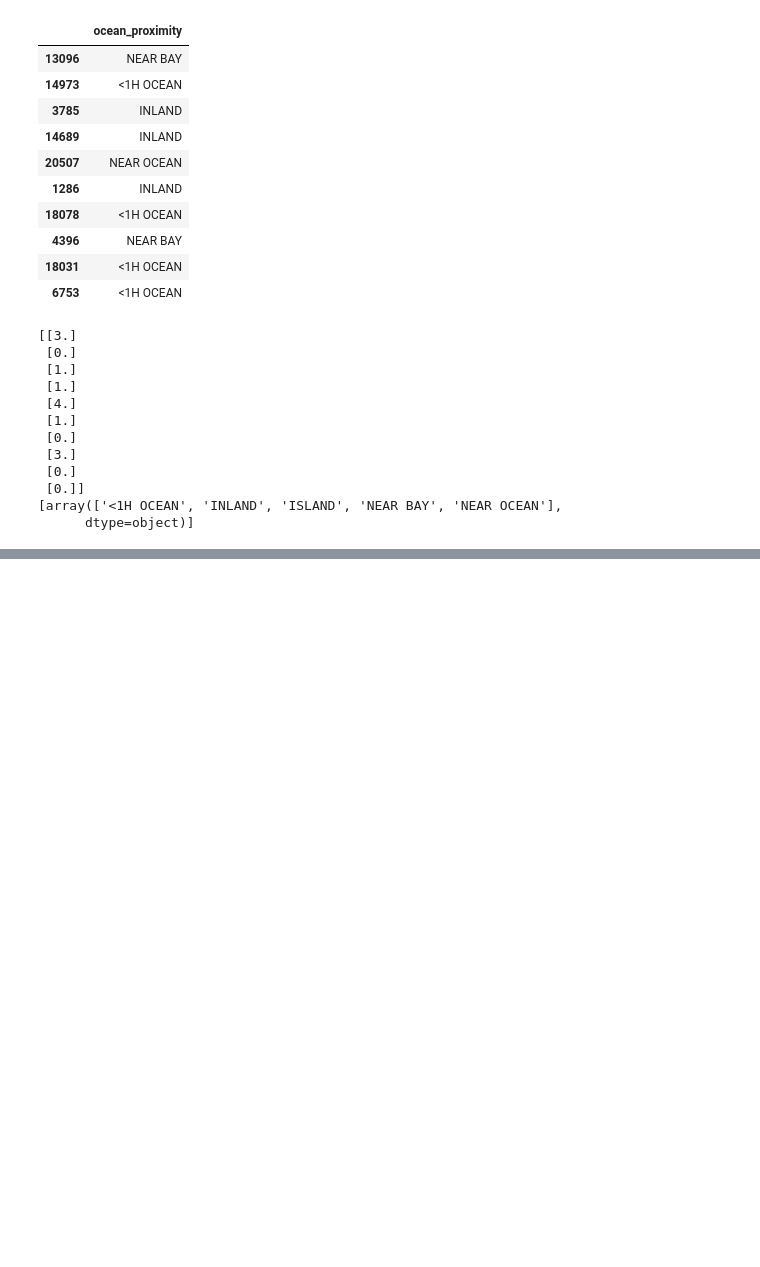
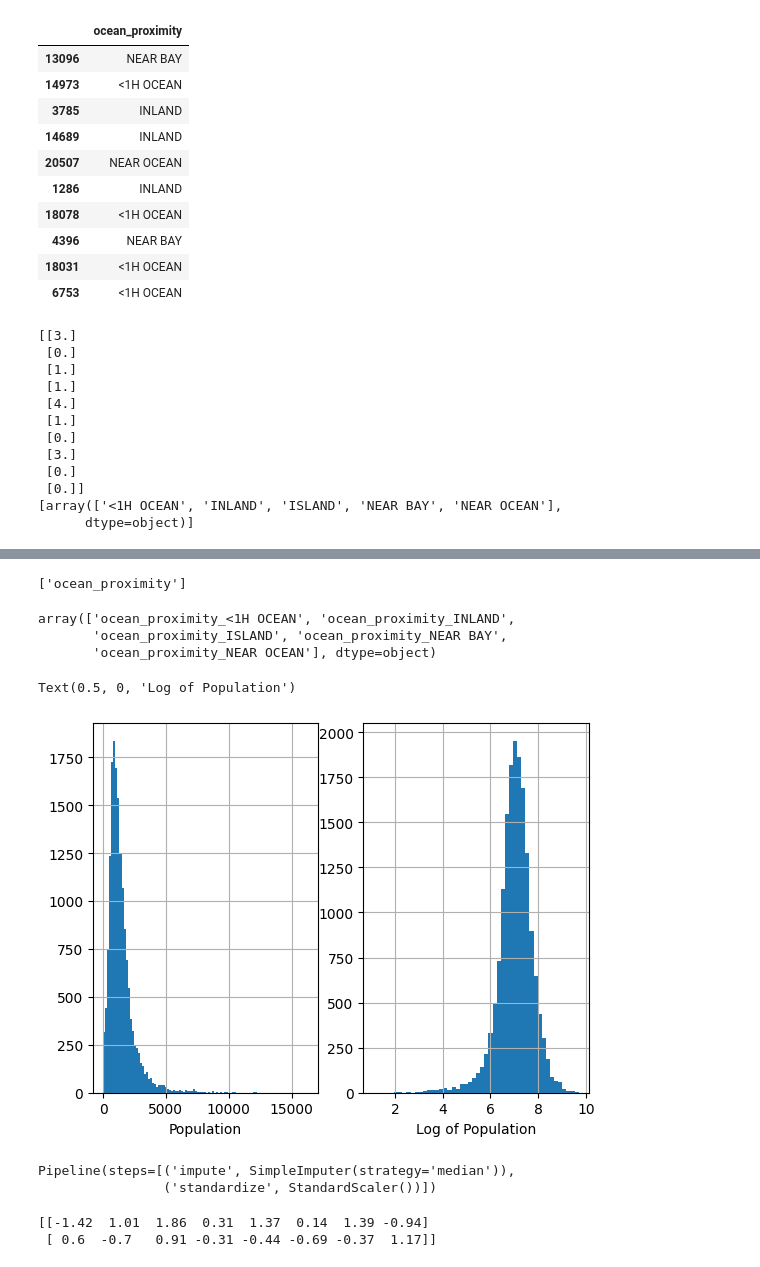
Before and after one commit to parthsaxena2005/California-Housing-Prices-ML-Project, a Jupyter notebook: Housing.ipynb, the cells around one changed output, grey strips where cells are left out. Saved outputs shown, nothing was run; the diff lists cells and outputs as text; code cells hidden in the pictures; blank space fills up the shorter version.

```diff
--- a/Housing.ipynb
+++ b/Housing.ipynb
@@ -330,0 +346,8 @@ housing_cat_one_encoded = one_hot_encoder.fit_transform(housing_cat)
+# %%
+print(one_hot_encoder.feature_names_in_)
+one_hot_encoder.get_feature_names_out()
+# %% [output]
+['ocean_proximity']
+array(['ocean_proximity_<1H OCEAN', 'ocean_proximity_INLAND',
+       'ocean_proximity_ISLAND', 'ocean_proximity_NEAR BAY',
+       'ocean_proximity_NEAR OCEAN'], dtype=object)
@@ -330,0 +366,33 @@ housing_cat_one_encoded = one_hot_encoder.fit_transform(housing_cat)
+# %%
+plt.subplot(1,2,1)
+
+housing["population"].hist(bins= 100)
+plt.ylabel
+plt.xlabel("Population")
+plt.subplot(1,2,2)
+housing["population"].apply(np.log).hist(bins= 50)
+plt.xlabel("Log of Population")
+# %% [output]
+Text(0.5, 0, 'Log of Population')
+[figure, added]
+# %%
+import sklearn
+sklearn.set_config(display="diagram")
+
+from sklearn.pipeline import Pipeline, make_pipeline
+
+num_pipeline = Pipeline([
+    ("impute", SimpleImputer(strategy="median")),
+    ("standardize", StandardScaler()),
+])
+
+num_pipeline
+# %% [output]
+Pipeline(steps=[('impute', SimpleImputer(strategy='median')),
+                ('standardize', StandardScaler())])
+# %%
+housing_num_prepared = num_pipeline.fit_transform(housing_num)
+print(housing_num_prepared[:2].round(2))
+# %% [output]
+[[-1.42  1.01  1.86  0.31  1.37  0.14  1.39 -0.94]
+ [ 0.6  -0.7   0.91 -0.31 -0.44 -0.69 -0.37  1.17]]
```
Also changed, not shown: parts of 24 cells of this notebook.
